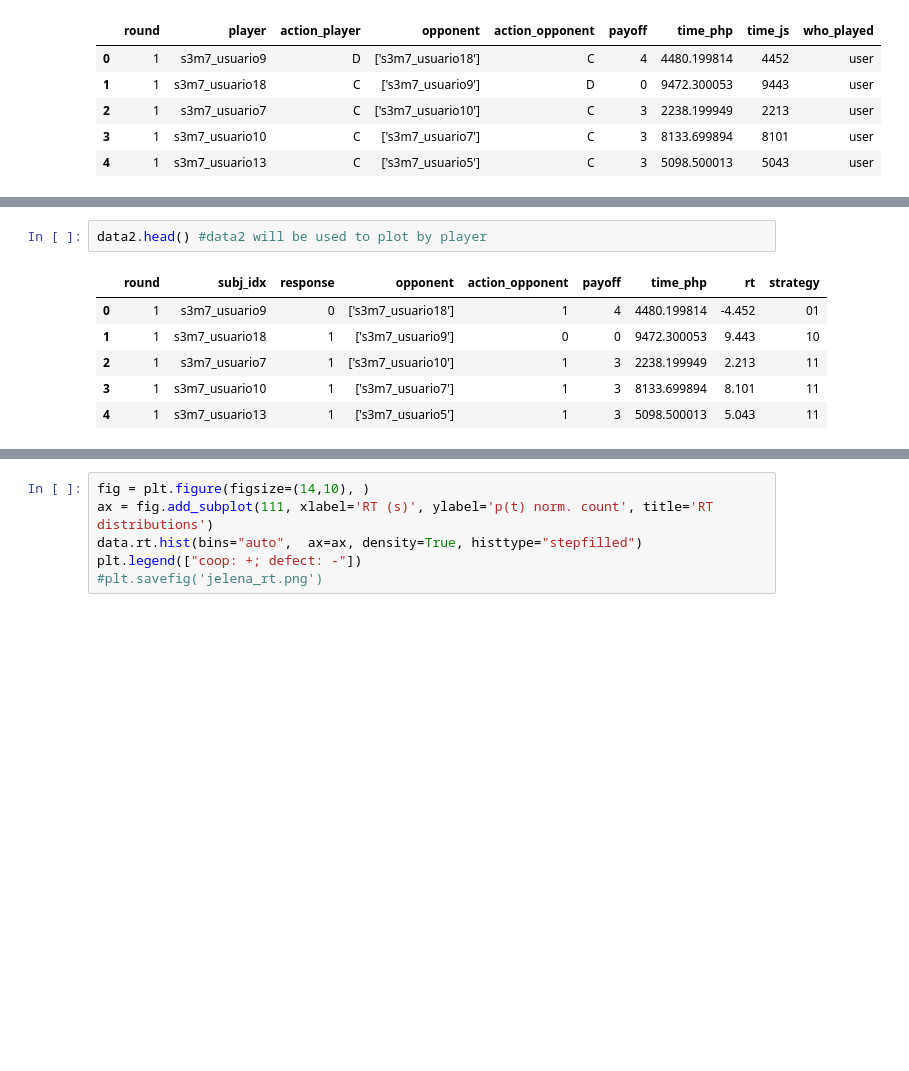
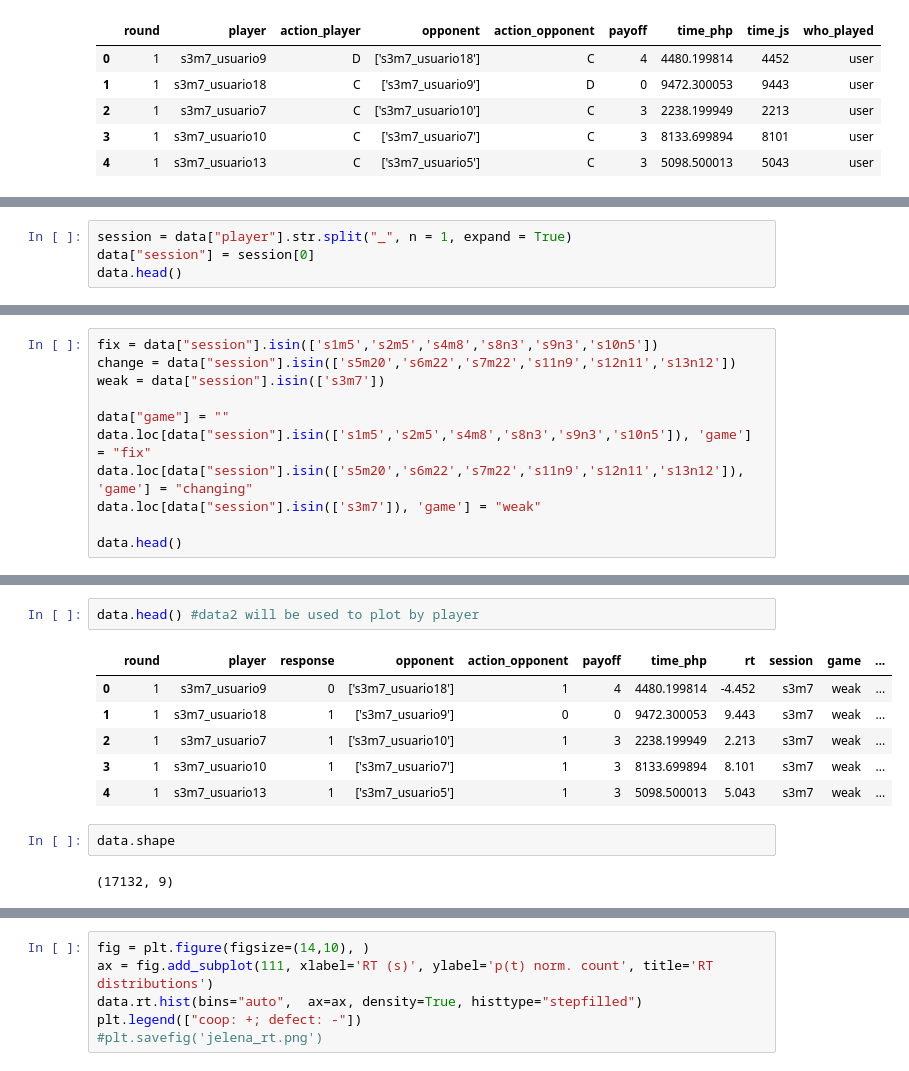
Before and after one commit to eladiomontero/DecisionTimes, a Jupyter notebook: DecTimes/DecTimes.ipynb, the cells around one changed output, grey strips where cells are left out. Saved outputs shown, nothing was run; the diff lists cells and outputs as text; blank space fills up the shorter version.

Commit message:
changes in the plots

```diff
--- a/DecTimes/DecTimes.ipynb
+++ b/DecTimes/DecTimes.ipynb
@@ -73,0 +55,4 @@ set(data["player"])
+# %%
+session = data["player"].str.split("_", n = 1, expand = True)
+data["session"] = session[0]
+data.head()
@@ -73,0 +66,11 @@ set(data["player"])
+# %%
+fix = data["session"].isin(['s1m5','s2m5','s4m8','s8n3','s9n3','s10n5'])
+change = data["session"].isin(['s5m20','s6m22','s7m22','s11n9','s12n11','s13n12'])
+weak = data["session"].isin(['s3m7'])
+
+data["game"] = ""
+data.loc[data["session"].isin(['s1m5','s2m5','s4m8','s8n3','s9n3','s10n5']), 'game'] = "fix"
+data.loc[data["session"].isin(['s5m20','s6m22','s7m22','s11n9','s12n11','s13n12']), 'game'] = "changing"
+data.loc[data["session"].isin(['s3m7']), 'game'] = "weak"
+
+data.head()
@@ -112,9 +147,13 @@ data.head()
 # %%
-data2.head() #data2 will be used to plot by player
+data.head() #data2 will be used to plot by player
 # %% [output]
-|  | round | subj_idx | response | opponent | action_opponent | payoff | time_php | rt | strategy |
-| 0 | 1 | s3m7_usuario9 | 0 | ['s3m7_usuario18'] | 1 | 4 | 4480.199814 | -4.452 | 01 |
-| 1 | 1 | s3m7_usuario18 | 1 | ['s3m7_usuario9'] | 0 | 0 | 9472.300053 | 9.443 | 10 |
-| 2 | 1 | s3m7_usuario7 | 1 | ['s3m7_usuario10'] | 1 | 3 | 2238.199949 | 2.213 | 11 |
-| 3 | 1 | s3m7_usuario10 | 1 | ['s3m7_usuario7'] | 1 | 3 | 8133.699894 | 8.101 | 11 |
-| 4 | 1 | s3m7_usuario13 | 1 | ['s3m7_usuario5'] | 1 | 3 | 5098.500013 | 5.043 | 11 |
+|  | round | player | response | opponent | action_opponent | payoff | time_php | rt | session | game | ... |
+| 0 | 1 | s3m7_usuario9 | 0 | ['s3m7_usuario18'] | 1 | 4 | 4480.199814 | -4.452 | s3m7 | weak | ... |
+| 1 | 1 | s3m7_usuario18 | 1 | ['s3m7_usuario9'] | 0 | 0 | 9472.300053 | 9.443 | s3m7 | weak | ... |
+| 2 | 1 | s3m7_usuario7 | 1 | ['s3m7_usuario10'] | 1 | 3 | 2238.199949 | 2.213 | s3m7 | weak | ... |
+| 3 | 1 | s3m7_usuario10 | 1 | ['s3m7_usuario7'] | 1 | 3 | 8133.699894 | 8.101 | s3m7 | weak | ... |
+| 4 | 1 | s3m7_usuario13 | 1 | ['s3m7_usuario5'] | 1 | 3 | 5098.500013 | 5.043 | s3m7 | weak | ... |
+# %%
+data.shape
+# %% [output]
+(17132, 9)
```
Also changed, not shown: parts of 13 cells of this notebook, 4 other files.
